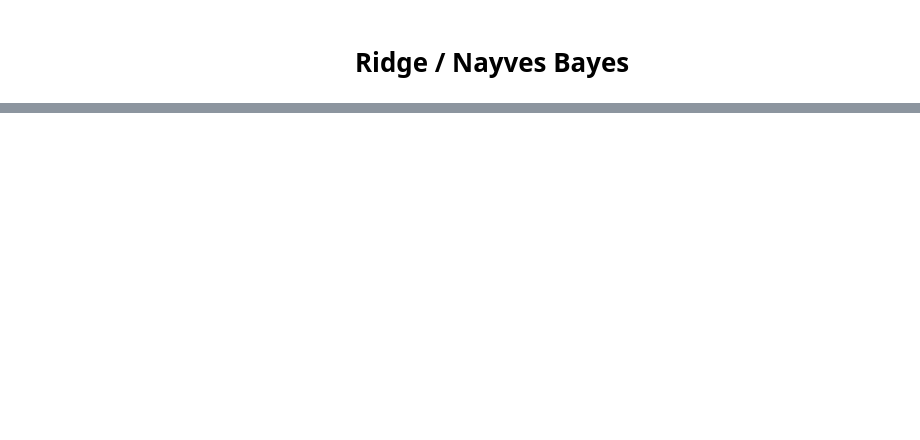
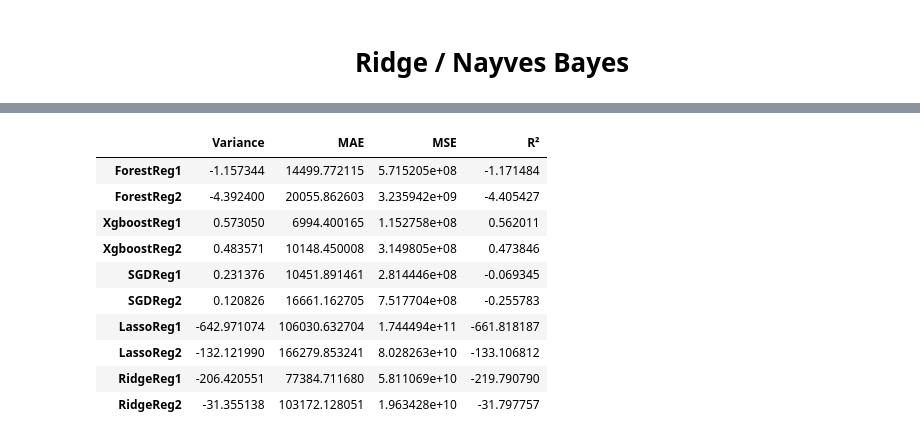
Before and after one commit to Simplon-Nancy-3/indeed, a Jupyter notebook: Salary_predictions.ipynb, the cells around one changed output, grey strips where cells are left out. Drawn from its saved outputs; the diff is of its cells as text; code cells hidden in the pictures; blank space fills up the shorter version.

```diff
--- a/Salary_predictions.ipynb
+++ b/Salary_predictions.ipynb
@@ -466,0 +476,11 @@ millionnairestoutlesans       0.00      0.00      0.00         2
+# %%
+print('Variance:', explained_variance_score(ytest1,ypredSGDRegressor1),'\nMae :', mean_absolute_error(ytest1,ypredSGDRegressor1),'\nMse :', mean_squared_error(ytest1,ypredSGDRegressor1),'\nR² :', r2_score(ytest1,ypredSGDRegressor1),'\n')
+print('Variance:', explained_variance_score(ytest2,ypredSGDRegressor2),'\nMae :', mean_absolute_error(ytest2,ypredSGDRegressor2),'\nMse :', mean_squared_error(ytest2,ypredSGDRegressor2),'\nR² :', r2_score(ytest2,ypredSGDRegressor2))
+print(classification_report(ytest3,ypredSGDClassifier3))
+print(classification_report(ytest4,ypredSGDClassifier4))
+un = [explained_variance_score(ytest1,ypredSGDRegressor1),mean_absolute_error(ytest1,ypredSGDRegressor1),mean_squared_error(ytest1,ypredSGDRegressor1),r2_score(ytest1,ypredSGDRegressor1)]
+deux = [explained_variance_score(ytest2,ypredSGDRegressor2),mean_absolute_error(ytest2,ypredSGDRegressor2),mean_squared_error(ytest2,ypredSGDRegressor2),r2_score(ytest2,ypredSGDRegressor2)]
+resreSGD = pd.DataFrame([un,deux],columns=["Variance","MAE",'MSE','R²'], index =['SGDReg1','SGDReg2'])
+un = [precision_score(ytest3,ypredSGDClassifier3,average="weighted"),recall_score(ytest3,ypredSGDClassifier3,average="weighted"),accuracy_score(ytest3,ypredSGDClassifier3)]
+deux = [precision_score(ytest4,ypredSGDClassifier4,average="weighted"),recall_score(ytest4,ypredSGDClassifier4,average="weighted"),accuracy_score(ytest4,ypredSGDClassifier4)]
+resclassSGD = pd.DataFrame([un,deux],columns=["Precision","Recall",'Accuracy'], index =['SGDclass1','SGDclass2'])
@@ -576,0 +594,11 @@ millionnairestoutlesans       1.00      1.00      1.00         1
+# %%
+print('Variance:', explained_variance_score(ytest1,ypredlasso1),'\nMae :', mean_absolute_error(ytest1,ypredlasso1),'\nMse :', mean_squared_error(ytest1,ypredlasso1),'\nR² :', r2_score(ytest1,ypredlasso1),'\n')
+print('Variance:', explained_variance_score(ytest2,ypredlasso2),'\nMae :', mean_absolute_error(ytest2,ypredlasso2),'\nMse :', mean_squared_error(ytest2,ypredlasso2),'\nR² :', r2_score(ytest2,ypredlasso2))
+print(classification_report(ytest3,ypredSvectorC3))
+print(classification_report(ytest4,ypredSvectorC4))
+un = [explained_variance_score(ytest1,ypredlasso1),mean_absolute_error(ytest1,ypredlasso1),mean_squared_error(ytest1,ypredlasso1),r2_score(ytest1,ypredlasso1)]
+deux = [explained_variance_score(ytest2,ypredlasso2),mean_absolute_error(ytest2,ypredlasso2),mean_squared_error(ytest2,ypredlasso2),r2_score(ytest2,ypredlasso2)]
+resreglasso = pd.DataFrame([un,deux],columns=["Variance","MAE",'MSE','R²'], index =['LassoReg1','LassoReg2'])
+un = [precision_score(ytest3,ypredSvectorC3,average="weighted"),recall_score(ytest3,ypredSvectorC3,average="weighted"),accuracy_score(ytest3,ypredSvectorC3)]
+deux = [precision_score(ytest4,ypredSvectorC4,average="weighted"),recall_score(ytest4,ypredSvectorC4,average="weighted"),accuracy_score(ytest4,ypredSvectorC4)]
+resclassSVC = pd.DataFrame([un,deux],columns=["Precision","Recall",'Accuracy'], index =['SVCclass1','SVCclass2'])
@@ -683,0 +709,11 @@ millionnairestoutlesans       1.00      1.00      1.00         1
+# %%
+print('Variance:', explained_variance_score(ytest1,ypredridge1),'\nMae :', mean_absolute_error(ytest1,ypredridge1),'\nMse :', mean_squared_error(ytest1,ypredridge1),'\nR² :', r2_score(ytest1,ypredridge1),'\n')
+print('Variance:', explained_variance_score(ytest2,ypredridge2),'\nMae :', mean_absolute_error(ytest2,ypredridge2),'\nMse :', mean_squared_error(ytest2,ypredridge2),'\nR² :', r2_score(ytest2,ypredridge2))
+print(classification_report(ytest3,ypredgnb3))
+print(classification_report(ytest4,ypredgnb4))
+un = [explained_variance_score(ytest1,ypredridge1),mean_absolute_error(ytest1,ypredridge1),mean_squared_error(ytest1,ypredridge1),r2_score(ytest1,ypredridge1)]
+deux = [explained_variance_score(ytest2,ypredridge2),mean_absolute_error(ytest2,ypredridge2),mean_squared_error(ytest2,ypredridge2),r2_score(ytest2,ypredridge2)]
+resregridge = pd.DataFrame([un,deux],columns=["Variance","MAE",'MSE','R²'], index =['RidgeReg1','RidgeReg2'])
+un = [precision_score(ytest3,ypredgnb3,average="weighted"),recall_score(ytest3,ypredgnb3,average="weighted"),accuracy_score(ytest3,ypredgnb3)]
+deux = [precision_score(ytest4,ypredgnb4,average="weighted"),recall_score(ytest4,ypredgnb4,average="weighted"),accuracy_score(ytest4,ypredgnb4)]
+resclassGNB = pd.DataFrame([un,deux],columns=["Precision","Recall",'Accuracy'], index =['GNBclass1','GNBclass2'])
@@ -693,0 +763,15 @@ Naives Bayesienne 4 {'var_smoothing': 0.0001873817422860383}
+# %%
+regretionresult =pd.concat([resregforest,resXgboost,resreSGD,resreglasso,resregridge])
+regretionresult
+# %% [output]
+|  | Variance | MAE | MSE | R² |
+| ForestReg1 | -1.157344 | 14499.772115 | 5.715205e+08 | -1.171484 |
+| ForestReg2 | -4.392400 | 20055.862603 | 3.235942e+09 | -4.405427 |
+| XgboostReg1 | 0.573050 | 6994.400165 | 1.152758e+08 | 0.562011 |
+| XgboostReg2 | 0.483571 | 10148.450008 | 3.149805e+08 | 0.473846 |
+| SGDReg1 | 0.231376 | 10451.891461 | 2.814446e+08 | -0.069345 |
+| SGDReg2 | 0.120826 | 16661.162705 | 7.517704e+08 | -0.255783 |
+| LassoReg1 | -642.971074 | 106030.632704 | 1.744494e+11 | -661.818187 |
+| LassoReg2 | -132.121990 | 166279.853241 | 8.028263e+10 | -133.106812 |
+| RidgeReg1 | -206.420551 | 77384.711680 | 5.811069e+10 | -219.790790 |
+| RidgeReg2 | -31.355138 | 103172.128051 | 1.963428e+10 | -31.797757 |
```
Also changed, not shown: parts of 27 cells of this notebook, 1 other file.
